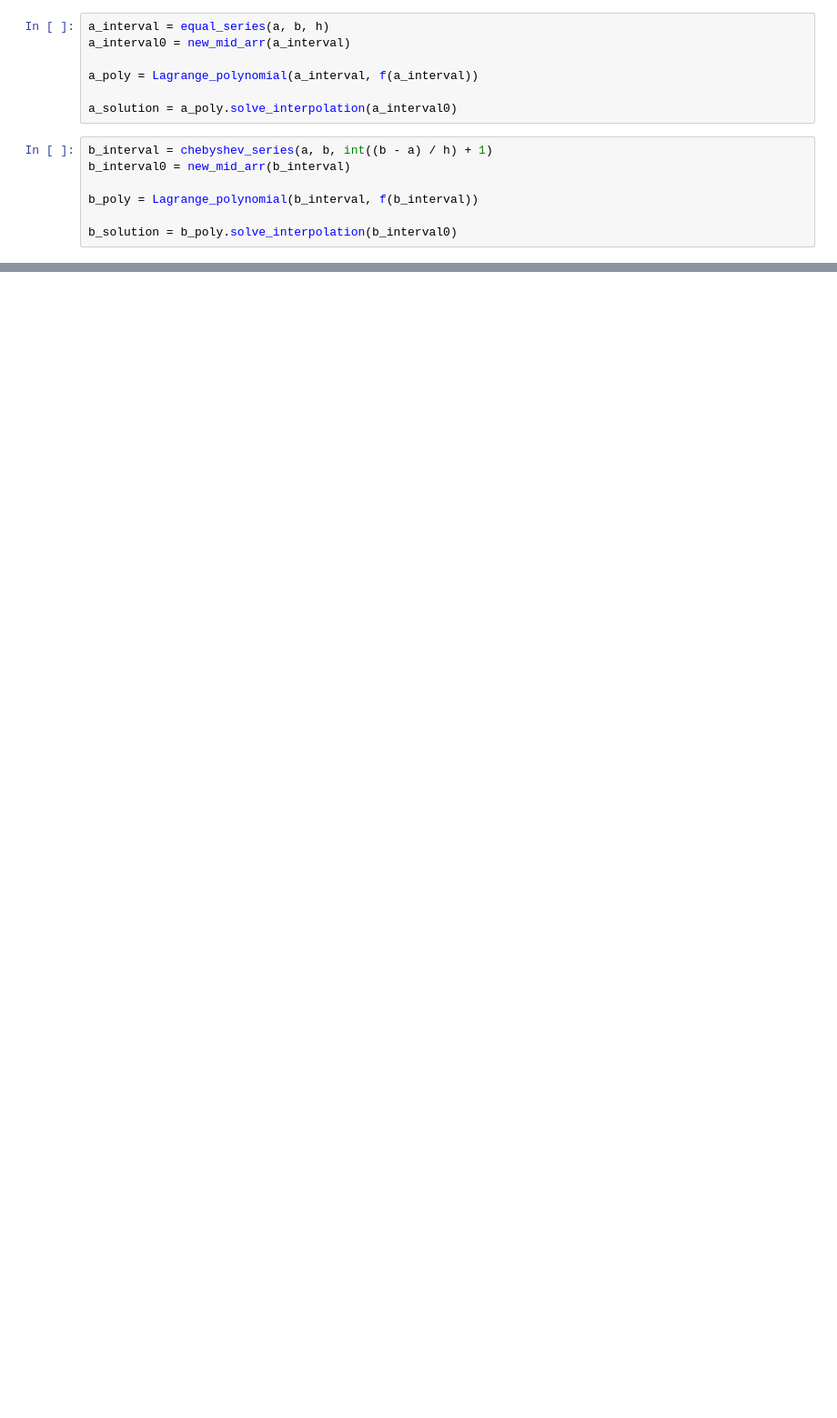
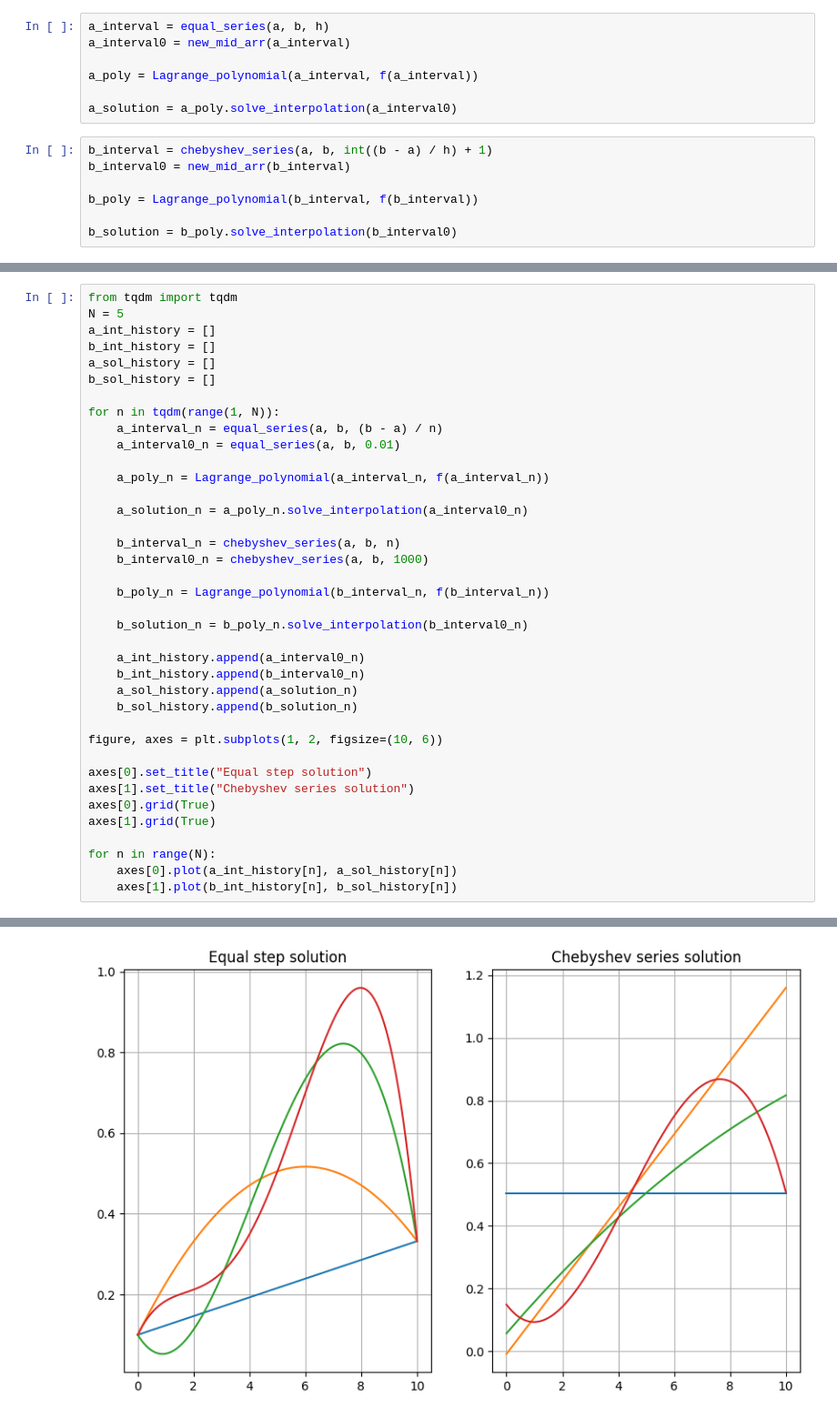
Before and after one commit to AndreDon0/Numerical_methods, a Jupyter notebook: labs/1.ipynb, the cells around one changed output, grey strips where cells are left out. Shown at 91% size. Saved outputs shown, nothing was run; the diff lists cells and outputs as text; blank space fills up the shorter version.

```diff
--- a/labs/1.ipynb
+++ b/labs/1.ipynb
@@ -94,0 +135,39 @@ Text(0.5, 1.0, 'Chebyshev series error')
+# %%
+from tqdm import tqdm
+N = 5
+a_int_history = []
+b_int_history = []
+a_sol_history = []
+b_sol_history = []
+
+for n in tqdm(range(1, N)):
+    a_interval_n = equal_series(a, b, (b - a) / n)
+    a_interval0_n = equal_series(a, b, 0.01)
+
+    a_poly_n = Lagrange_polynomial(a_interval_n, f(a_interval_n))
+
+    a_solution_n = a_poly_n.solve_interpolation(a_interval0_n)
+
+    b_interval_n = chebyshev_series(a, b, n)
+    b_interval0_n = chebyshev_series(a, b, 1000)
+
+    b_poly_n = Lagrange_polynomial(b_interval_n, f(b_interval_n))
+
+    b_solution_n = b_poly_n.solve_interpolation(b_interval0_n)
+
+    a_int_history.append(a_interval0_n)
+    b_int_history.append(b_interval0_n)
+    a_sol_history.append(a_solution_n)
+    b_sol_history.append(b_solution_n)
+
+figure, axes = plt.subplots(1, 2, figsize=(10, 6))
+
+axes[0].set_title("Equal step solution")
+axes[1].set_title("Chebyshev series solution")
+axes[0].grid(True)
+axes[1].grid(True)
+
+for n in range(N):
+    axes[0].plot(a_int_history[n], a_sol_history[n])
+    axes[1].plot(b_int_history[n], b_sol_history[n])
+# %% [output]
@@ -94,0 +175 @@ Text(0.5, 1.0, 'Chebyshev series error')
+[figure, added]
```
Also changed, not shown: parts of 6 cells of this notebook.
